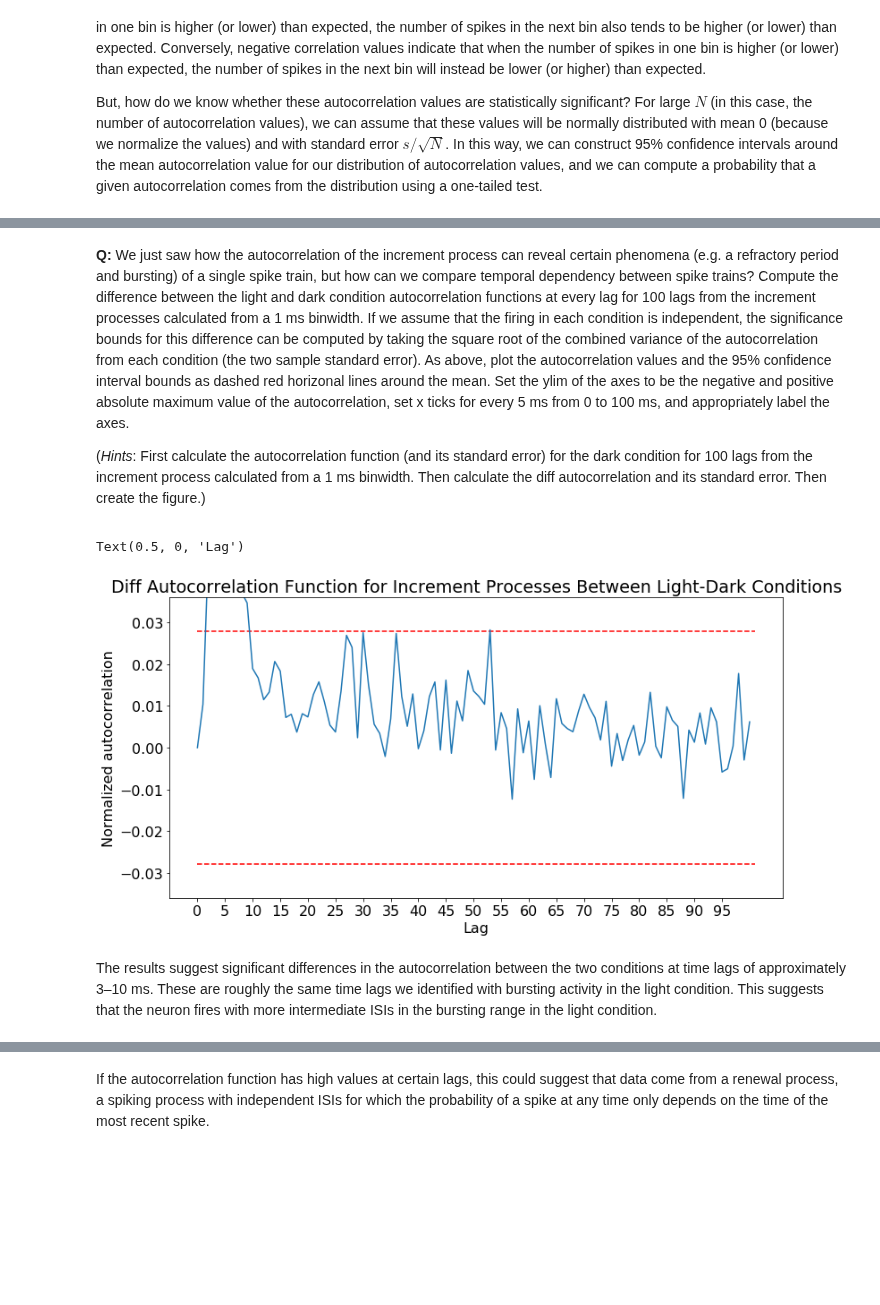
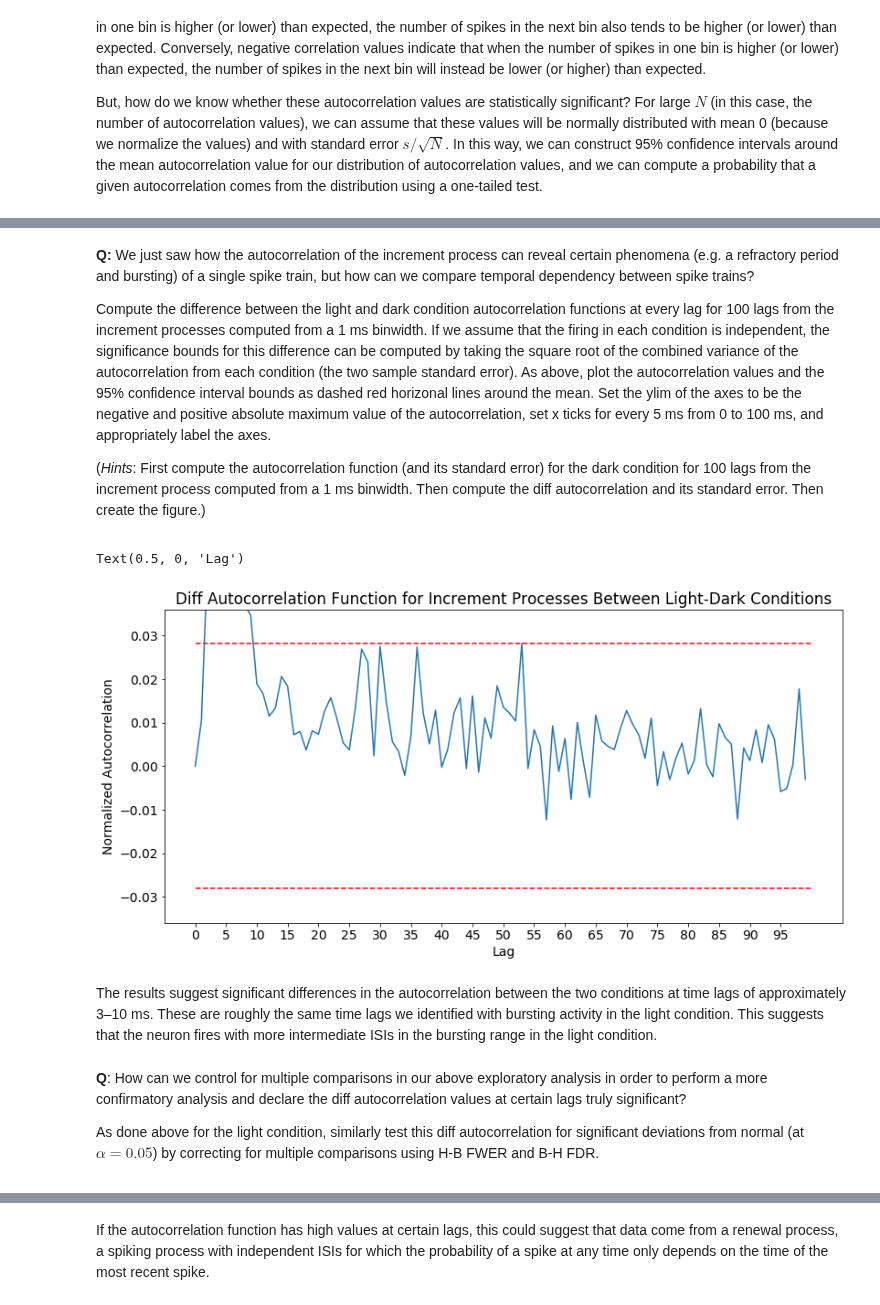
Before and after one commit to jaib1/Case-Studies-Python, a Jupyter notebook: content/08/basic-visualizations-and-descriptive-statistics-of-spike-train-data.ipynb, the cells around one changed output, grey strips where cells are left out. Cells and saved outputs as stored; diff of their text form; code cells hidden in the pictures; blank space fills up the shorter version.

```diff
--- a/content/08/basic-visualizations-and-descriptive-statistics-of-spike-train-data.ipynb
+++ b/content/08/basic-visualizations-and-descriptive-statistics-of-spike-train-data.ipynb
@@ -55,6 +56,7 @@ import scipy
 import scipy.io as sio
 import scipy.stats as stats
 import numpy as np
+from statsmodels.stats.multitest import multipletests
 import matplotlib.pyplot as plt
 from matplotlib import rcParams
 %matplotlib inline
@@ -62,7 +64,7 @@ from matplotlib import rcParams
 # Set defaults for figure size, tight layout, and font size.
 rcParams['figure.figsize'] = (12,6)
 rcParams['figure.autolayout'] = True
-rcParams.update({'font.size': 16})
+rcParams.update({'font.size': 14})
 # %% [markdown]
 <div class="question">
 
@@ -74,7 +76,7 @@ rcParams.update({'font.size': 16})
 # %%
 ## Load and print info on data
 
-data = sio.loadmat('Ch8-spikes-1.mat')
+data = sio.loadmat('CH8-spikes-1.mat')
 data.keys()
 # %% [output]
 dict_keys(['__header__', '__version__', '__globals__', 'SpikesLow', 'SpikesHigh'])
@@ -170,11 +183,6 @@ These calculations show us that the firing rate was higher in the light conditio
 </div>
 # %%
 ## Plot rastergrams of spike trains for both conditions
-
-# Set defaults for figure size, tight layout, and font size.
-rcParams['figure.figsize'] = (12,6)
-rcParams['figure.autolayout'] = True
-rcParams.update({'font.size': 16})
 
 # Create a figure.
 fig1, ax1 = plt.subplots()
@@ -822,18 +858,18 @@ At $L=0$, the autocorrelation is by definition equal to 1. In words, an individu
 def autocorr_inc(x, binwidth, lags):
     """
     Returns the autocorrelation at given lags for a given time series' increment process
-    calculated at a given binwidth (in s).
+    computed at a given binwidth (in s).
 
     Parameters:
     -----------
         x (ndarray | list | tuple): a time-series data vector (in s)
         binwidth (int): a desired binwidth (in s)
         lags (int): The number of lags for which to return the autocorrelation of the increment
-                    process of `x` calculated at `binwidth`
+                    process of `x` computed at `binwidth`
 
     Returns:
     --------
-        ac (ndarray): The autocorrelation at lags, `lags`, of the increment process calculated
+        ac (ndarray): The autocorrelation at lags, `lags`, of the increment process computed
                       from `x` at `binwidth`
     """
 
@@ -841,9 +877,10 @@ def autocorr_inc(x, binwidth, lags):
     x = np.asarray(x)
 
     # Compute increment.
-    bins = np.arange(0,30, binwidth)
-    #bins = np.arange(0, int(x.max()), binwidth)
-    increment, _ = np.histogram(x, bins) # only return increment, not histogram edges
+    x_min = np.floor(x.min()).astype(int)
+    x_max = np.ceil(x.max()).astype(int)
+    bins = np.arange(x_min, x_max, binwidth)
+    increment = np.histogram(x, bins)[0] # only return increment, not histogram edges
 
     # Compute autocorrelation.
     increment_norm = (increment-increment.mean())
@@ -852,7 +889,7 @@ def autocorr_inc(x, binwidth, lags):
 
     # Reduce `xc` to values at positive lags only (since these will be identical to negative lags)
     # and return as `ac` at the specified `lags`
-    ac = xc_norm[xc_norm.size//2:][:lags+1]
+    ac = xc_norm[xc_norm.size//2:][:lags]
 
     return ac
 # %% [markdown]
@@ -963,39 +1045,52 @@ If we choose to perform a rigorous statistical test for the significance of the
 # %% [markdown]
 <div class="question">
 
-**Q:** We just saw how the autocorrelation of the increment process can reveal certain phenomena (e.g. a refractory period and bursting) of a single spike train, but how can we compare temporal dependency between spike trains? Compute the difference between the light and dark condition autocorrelation functions at every lag for 100 lags from the increment processes calculated from a 1 ms binwidth. If we assume that the firing in each condition is independent, the significance bounds for this difference can be computed by taking the square root of the combined variance of the autocorrelation from each condition (the two sample standard error). As above, plot the autocorrelation values and the 95% confidence interval bounds as dashed red horizonal lines around the mean. Set the ylim of the axes to be the negative and positive absolute maximum value of the autocorrelation, set x ticks for every 5 ms from 0 to 100 ms, and appropriately label the axes.
+**Q:** We just saw how the autocorrelation of the increment process can reveal certain phenomena (e.g. a refractory period and bursting) of a single spike train, but how can we compare temporal dependency between spike trains?
 
-(*Hints*: First calculate the autocorrelation function (and its standard error) for the dark condition for 100 lags from the increment process calculated from a 1 ms binwidth. Then calculate the diff autocorrelation and its standard error. Then create the figure.)
+Compute the difference between the light and dark condition autocorrelation functions at every lag for 100 lags from the increment processes computed from a 1 ms binwidth. If we assume that the firing in each condition is independent, the significance bounds for this difference can be computed by taking the square root of the combined variance of the autocorrelation from each condition (the two sample standard error). As above, plot the autocorrelation values and the 95% confidence interval bounds as dashed red horizonal lines around the mean. Set the ylim of the axes to be the negative and positive absolute maximum value of the autocorrelation, set x ticks for every 5 ms from 0 to 100 ms, and appropriately label the axes.
+
+(*Hints*: First compute the autocorrelation function (and its standard error) for the dark condition for 100 lags from the increment process computed from a 1 ms binwidth. Then compute the diff autocorrelation and its standard error. Then create the figure.)
 
 </div>
 # %%
-## Compute the difference between the light and dark condition autocorrelation functions at every
-## lag for 100 lags from the increment processes calculated from a 1 ms binwidth.
+## Compute the difference between the light and dark condition
+## autocorrelation functions (i.e. the increment processes computed at a
+## 1 ms binwidth) at every lag for 100 lags, and plot this difference
+## along with 95% c.i. bars
 
-# Calculate `ac_dark`
+# compute `ac_dark`
 binwidth = 0.001
 lags = 100
 ac_dark = autocorr_inc(ts_dark, binwidth, lags)
 N = ac_dark.size
 std_err_dark = np.std(ac_dark) / np.sqrt(N)
 
-# Calculate difference between `ac_light` and `ac_dark`
+# compute difference between `ac_light` and `ac_dark`
 ac_diff = ac_light - ac_dark
 std_err_diff = np.sqrt(std_err_light**2 + std_err_dark**2)
 
 ci_diff = np.array([-2*std_err_diff, 2*std_err_diff])
 abs_max_diff = np.max(np.abs(ac_diff[1:]))
 fig8, ax8 = plt.subplots()
 ax8.plot(ac_diff)
 ax8.hlines(ci_diff[0], 0, ac_diff.size, colors='r', linestyles='--')
 ax8.hlines(ci_diff[1], 0, ac_diff.size, colors='r', linestyles='--')
 ax8.set_ylim([-abs_max, abs_max])
 ax8.set_xticks(np.arange(0,100,5))
-ax8.set_title('Diff Autocorrelation Function for Increment Processes Between Light-Dark Conditions')
-ax8.set_ylabel('Normalized autocorrelation')
+ax8.set_title('Diff Autocorrelation Function for Increment Processes '
+              'Between Light-Dark Conditions')
+ax8.set_ylabel('Normalized Autocorrelation')
 ax8.set_xlabel('Lag')
 # %% [output]
 Text(0.5, 0, 'Lag')
-[figure, old version]
+[figure, new version]
 # %% [markdown]
 The results suggest significant differences in the autocorrelation between the two conditions at time lags of approximately 3–10 ms. These are roughly the same time lags we identified with bursting activity in the light condition. This suggests that the neuron fires with more intermediate ISIs in the bursting range in the light condition.
+# %% [markdown]
+<div class="question">
+
+**Q**: How can we control for multiple comparisons in our above exploratory analysis in order to perform a more confirmatory analysis and declare the diff autocorrelation values at certain lags truly significant?
+
+As done above for the light condition, similarly test this diff autocorrelation for significant deviations from normal (at $\alpha = 0.05$) by  correcting for multiple comparisons using H-B FWER and B-H FDR.
+
+</div>
```
Also changed, not shown: parts of 74 cells of this notebook, 1 other file.
